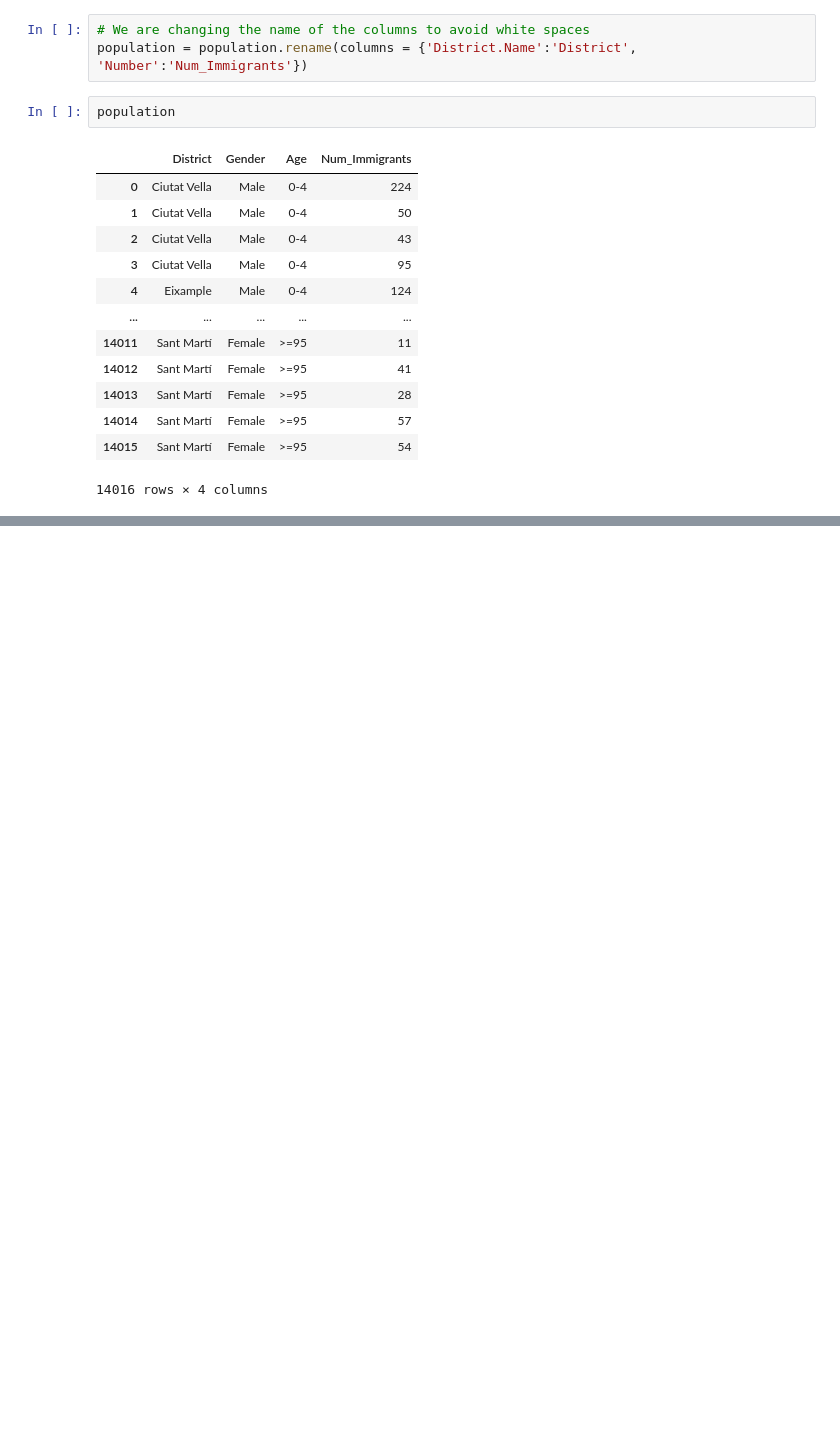
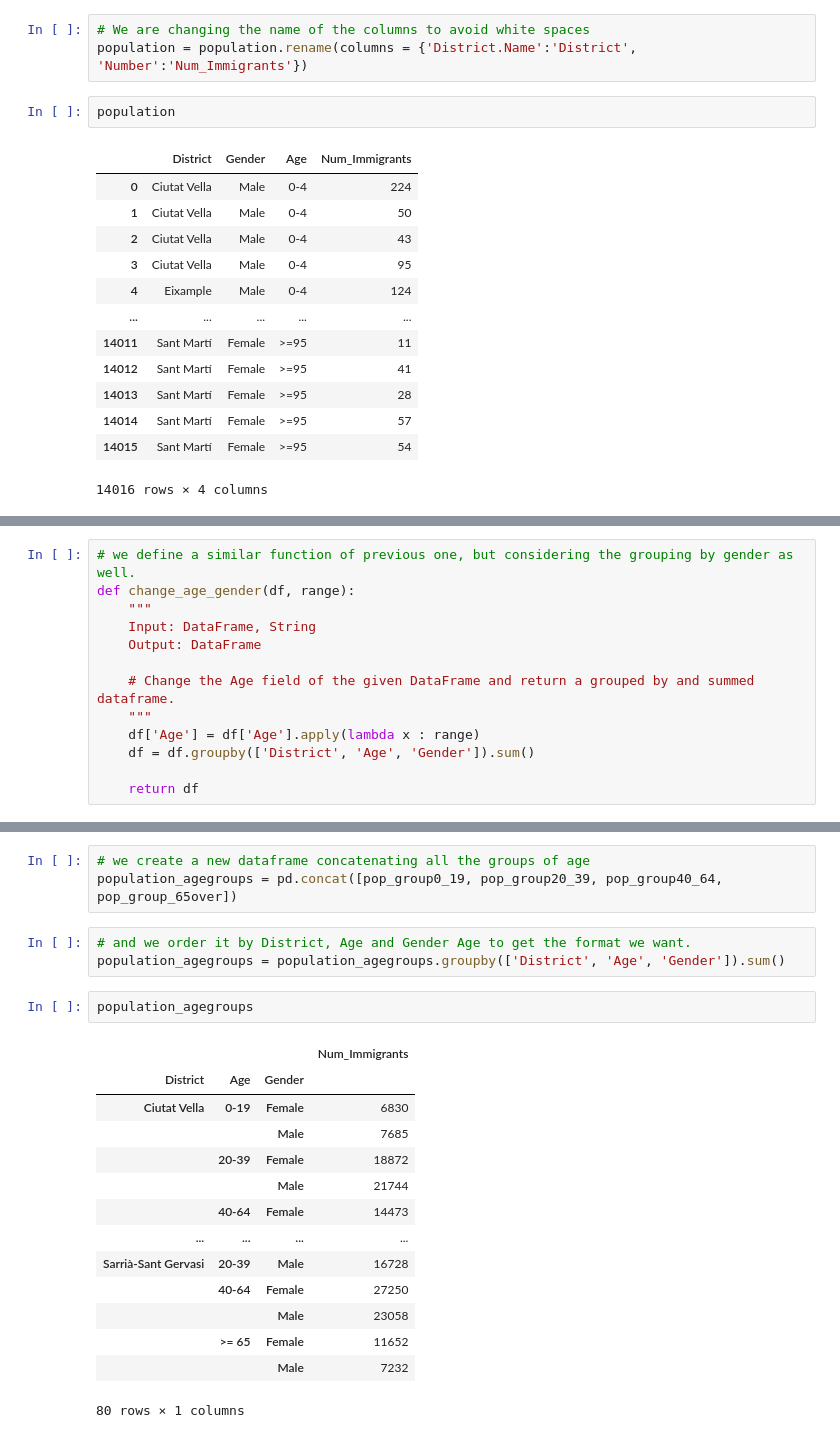
Before and after one commit to estefaniaespinar/Project-Week-2-Barcelona, a Jupyter notebook: your-project/analysis.ipynb, the cells around one changed output, grey strips where cells are left out. Drawn from its saved outputs; the diff is of its cells as text; blank space fills up the shorter version.

```diff
--- a/your-project/analysis.ipynb
+++ b/your-project/analysis.ipynb
@@ -265,0 +308,13 @@ population
+# %%
+# we define a similar function of previous one, but considering the grouping by gender as well.
+def change_age_gender(df, range):
+    """
+    Input: DataFrame, String
+    Output: DataFrame
+
+    # Change the Age field of the given DataFrame and return a grouped by and summed dataframe.
+    """
+    df['Age'] = df['Age'].apply(lambda x : range)
+    df = df.groupby(['District', 'Age', 'Gender']).sum()
+
+    return df
@@ -265,0 +334,23 @@ population
+# %%
+# we create a new dataframe concatenating all the groups of age
+population_agegroups = pd.concat([pop_group0_19, pop_group20_39, pop_group40_64, pop_group_65over])
+# %%
+# and we order it by District, Age and Gender Age to get the format we want.
+population_agegroups = population_agegroups.groupby(['District', 'Age', 'Gender']).sum()
+# %%
+population_agegroups
+# %% [output]
+|  |  |  | Num_Immigrants |
+| District | Age | Gender |  |
+| Ciutat Vella | 0-19 | Female | 6830 |
+|  |  | Male | 7685 |
+|  | 20-39 | Female | 18872 |
+|  |  | Male | 21744 |
+|  | 40-64 | Female | 14473 |
+| ... | ... | ... | ... |
+| Sarrià-Sant Gervasi | 20-39 | Male | 16728 |
+|  | 40-64 | Female | 27250 |
+|  |  | Male | 23058 |
+|  | >= 65 | Female | 11652 |
+|  |  | Male | 7232 |
+80 rows × 1 columns
```
Also changed, not shown: parts of 6 cells of this notebook.
